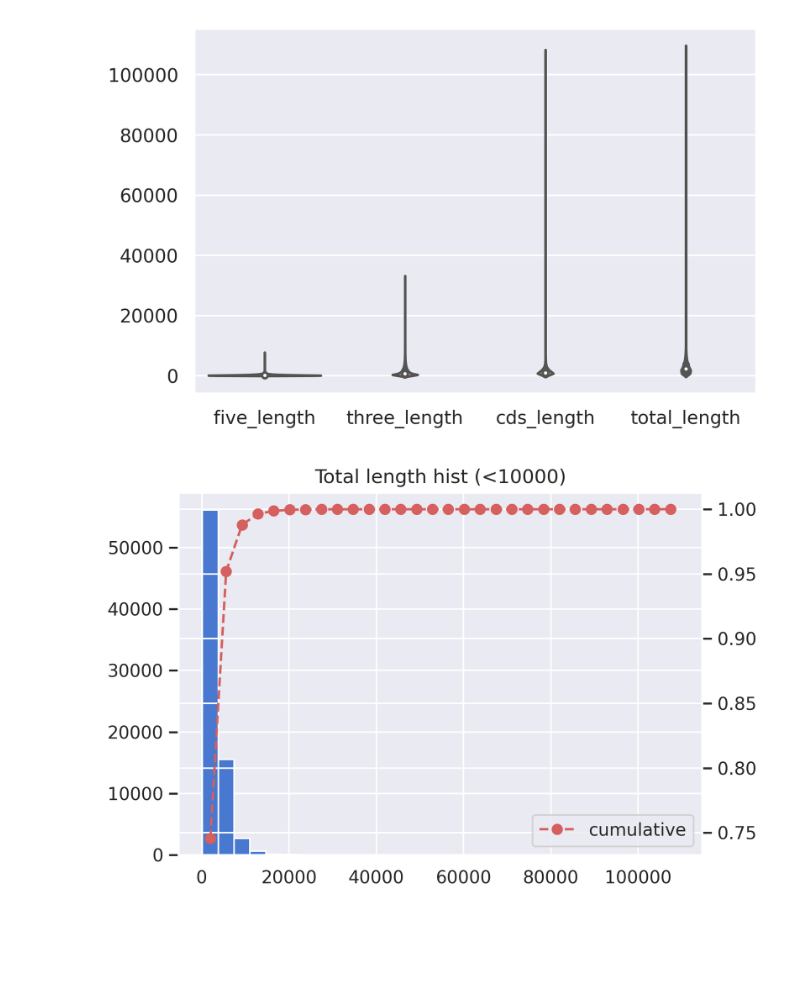
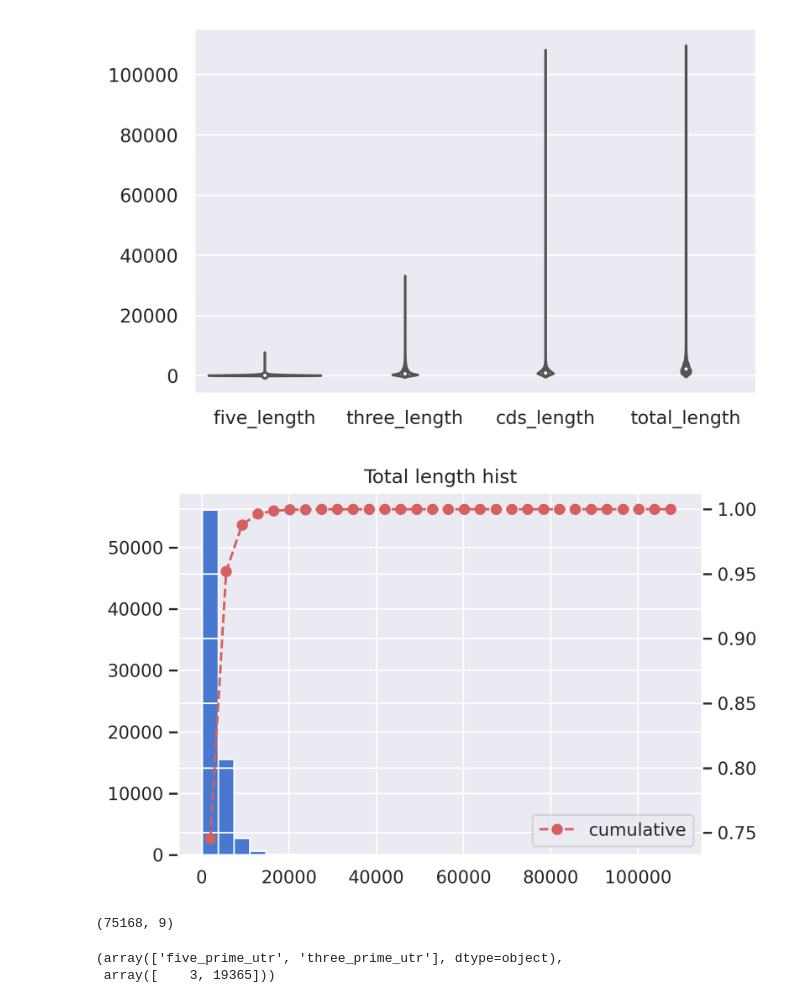
Before and after one commit to Thickstem/UTRBERT, a Jupyter notebook: Ensembl_download_parse.ipynb, the cells around one changed output. Cells and saved outputs as stored; diff of their text form; code cells hidden in the pictures; blank space fills up the shorter version.

```diff
--- a/Ensembl_download_parse.ipynb
+++ b/Ensembl_download_parse.ipynb
@@ -14,8 +14,13 @@ data_dir = "ensembl_data"
 sec = 4
 
 found_num=[]
+
 not_found_num=[]
+not_found_ids=[]
+
 no_match_num=[]
+no_match_ids=[]
+
 for i in range(sec):
     found = pd.read_csv(os.path.join(data_dir,"ensembl_trans_seq"+str(i+1)+".csv"),index_col=0)
     no_match = np.load(os.path.join(data_dir,"no_match_list"+str(i+1)+".npy"))
@@ -24,4 +29,7 @@ for i in range(sec):
     found_num.append(len(found))
     not_found_num.append(len(not_found))
     no_match_num.append(len(no_match))
+
+    not_found_ids.extend(not_found)
+    no_match_ids.extend(no_match)
 # %%
@@ -114,21 +101,25 @@ sns.violinplot(data=full_tot)
 # %%
 fig,ax1 = plt.subplots()
 #utr_short = full_tot[full_tot["cds_length"]<10000]
 utr_short = full_tot
 
-ax1.set_title("Total length hist (<10000)")
+ax1.set_title("Total length hist")
 n,bins,patches = plt.hist(utr_short["total_length"].values,bins=30)
 
 y2 = np.add.accumulate(n) / n.sum()
 x2 = np.convolve(bins, np.ones(2) / 2, mode="same")[1:]
 
 ax2 = ax1.twinx()
 lines = ax2.plot(x2,y2,ls="--",color="r",marker="o",label="cumulative")
 #plt.text(800,50000,f"min={minlen}\nmax={maxlen}\nmean={mean:.2f}")
 plt.legend()
 plt.tight_layout()
-#plt.savefig("5'UTR_length_hist_under10000_cum",facecolor="white")
+plt.savefig("Total_length_histcum",facecolor="white")
 plt.show()
 #ax.set_xscale("log")
 # %% [output]
-[figure, old version]
+[figure, new version]
+# %%
+full_tot[full_tot["total_length"]<20000].sort_values("total_length").shape
+# %% [output]
+(75168, 9)
@@ -134,0 +132,5 @@ plt.show()
+# %%
+np.unique(no_match_df["UTR"],return_counts=True)
+# %% [output]
+(array(['five_prime_utr', 'three_prime_utr'], dtype=object),
+ array([    3, 19365]))
```
Also changed, not shown: parts of 16 cells of this notebook.
